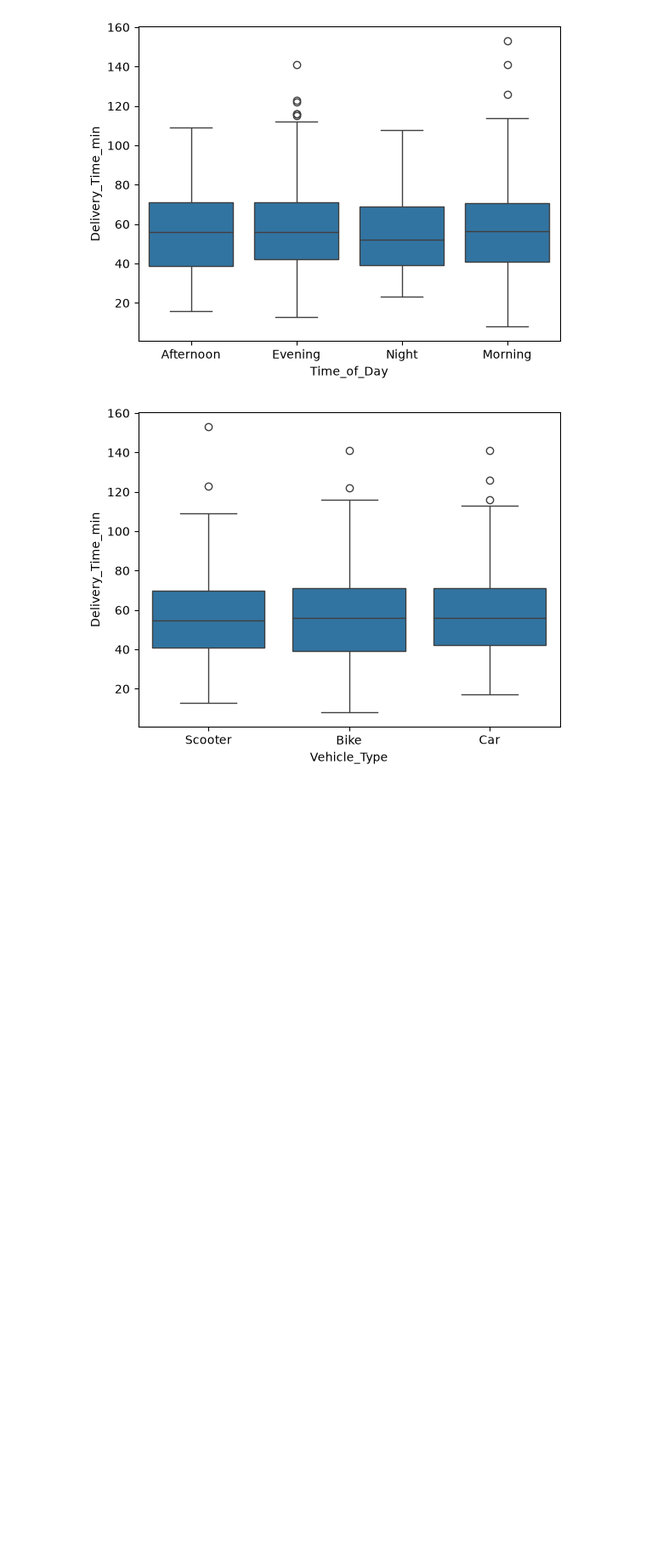
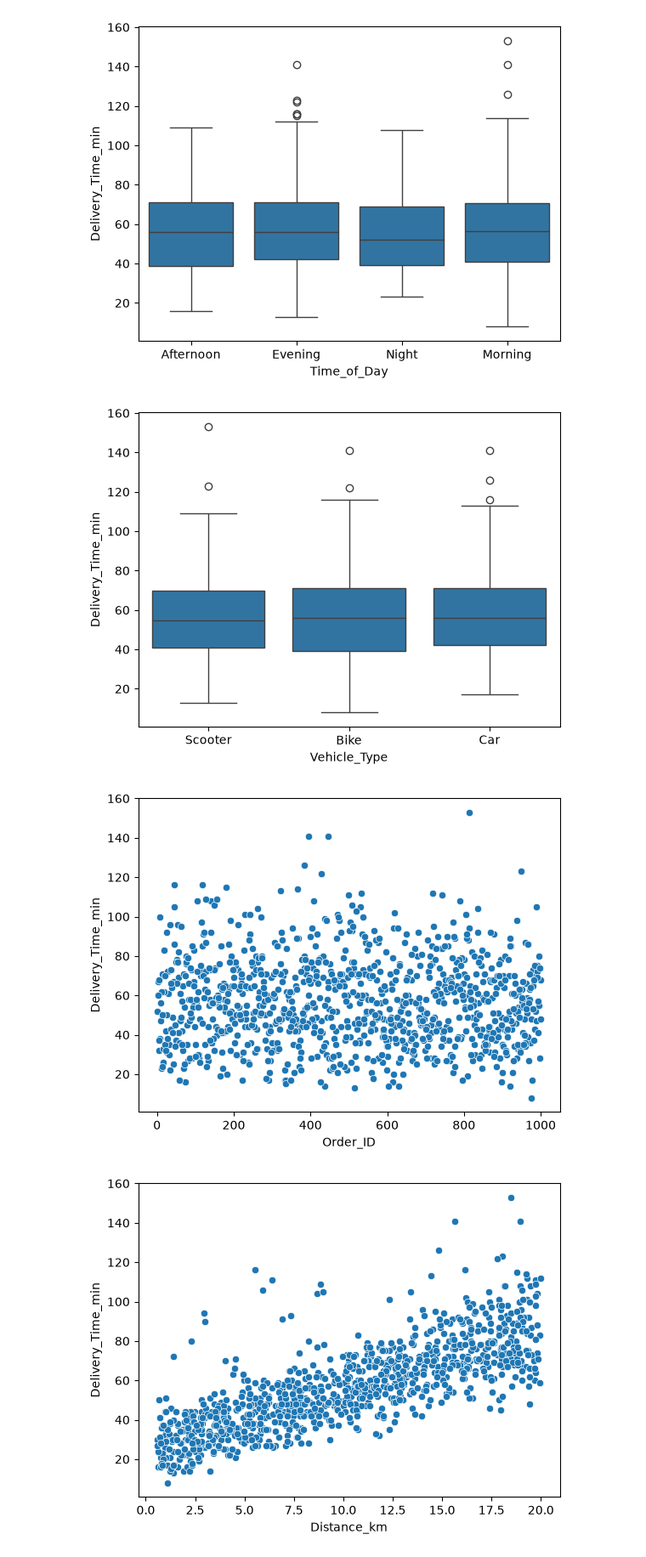
Before and after one commit to rahul-gitt/MY-PROJECTS, a Jupyter notebook: DeliveryTime AI/main.ipynb, the cells around one changed output. Shown at 85% size. Drawn from its saved outputs; the diff is of its cells as text; code cells hidden in the pictures; blank space fills up the shorter version.

Commit message:
Visualize the data

```diff
--- a/DeliveryTime AI/main.ipynb
+++ b/DeliveryTime AI/main.ipynb
@@ -120,3 +120,12 @@ for clm in categorical_clm:
 [figure]
 [figure]
 [figure]
+# %%
+numeric_clm = ['Order_ID', 'Distance_km', 'Preparation_Time_min', 'Courier_Experience_yrs']
+# %%
+for clm in numeric_clm:
+    sns.scatterplot( x = clm, y = 'Delivery_Time_min',data= df)
+    plt.show()
+# %% [output]
+[figure, added]
+[figure, added]
```
Also changed, not shown: parts of 1 cell of this notebook.
